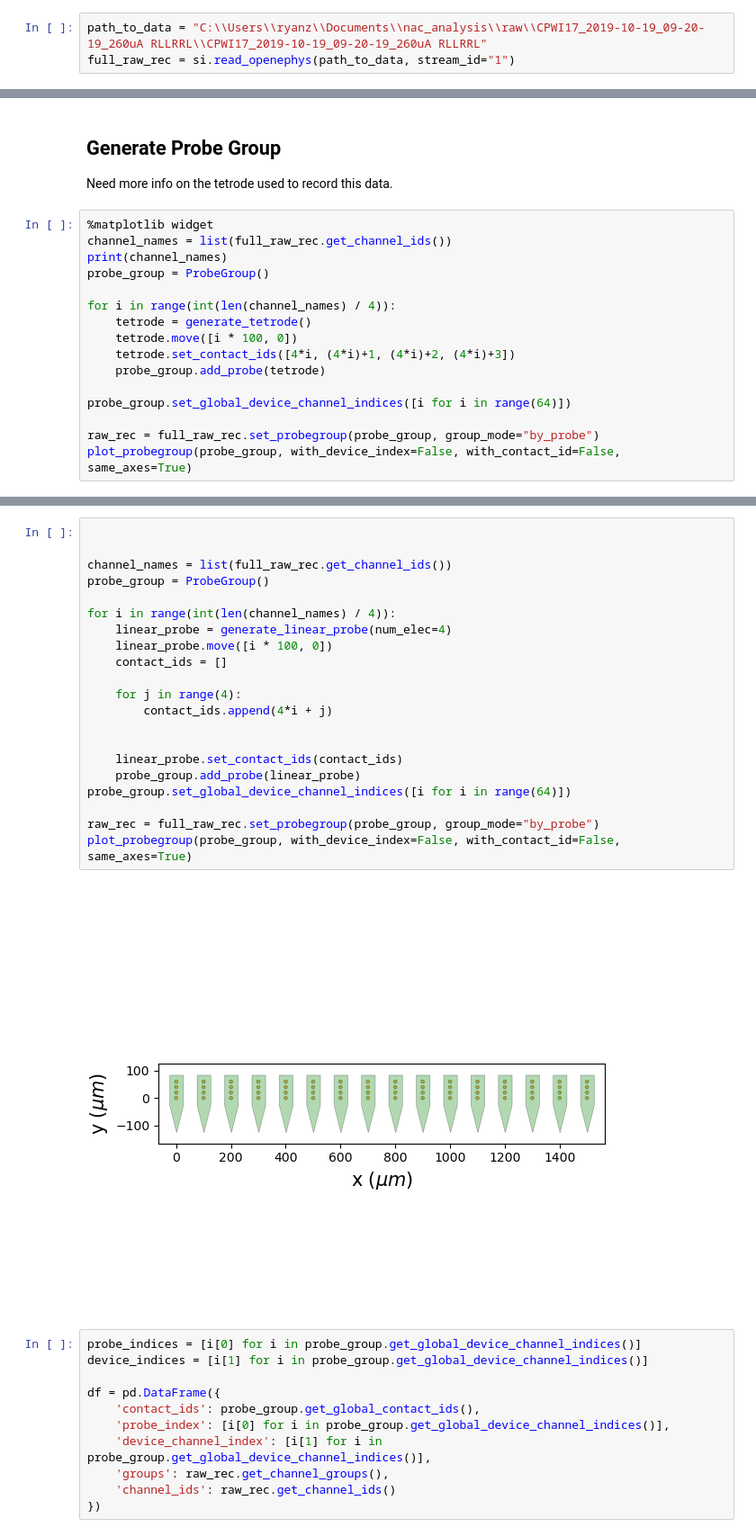
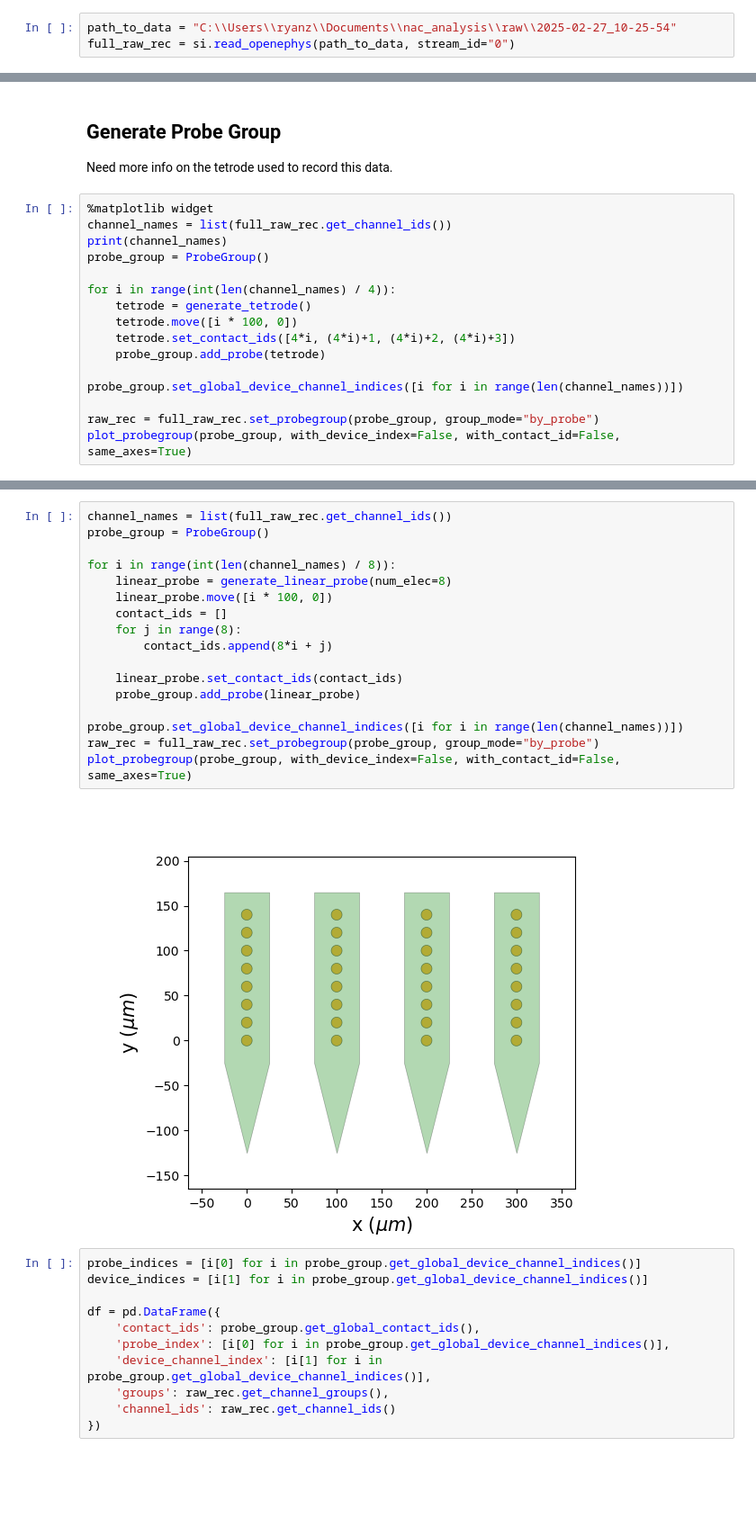
Before and after one commit to Gyrozaid/Neural-Analysis, a Jupyter notebook: sort_test.ipynb, the cells around one changed output, grey strips where cells are left out. Shown at 90% size. Cells and saved outputs as stored; diff of their text form; blank space fills up the shorter version.

Commit message:
added n electrode probe functionality

```diff
--- a/sort_test.ipynb
+++ b/sort_test.ipynb
@@ -54,8 +54,8 @@ Owner: Gyrozaid
 # %% [markdown]
 ## Read in Data
 # %%
-path_to_data = "C:\\Users\\ryanz\\Documents\\nac_analysis\\raw\\CPWI17_2019-10-19_09-20-19_260uA RLLRRL\\CPWI17_2019-10-19_09-20-19_260uA RLLRRL"
-full_raw_rec = si.read_openephys(path_to_data, stream_id="1")
+path_to_data = "C:\\Users\\ryanz\\Documents\\nac_analysis\\raw\\2025-02-27_10-25-54"
+full_raw_rec = si.read_openephys(path_to_data, stream_id="0")
 # %%
 len(os.listdir(path_to_data + "\\experiment1\\recording1\\continuous"))
 # %% [output]
@@ -231,7 +218,7 @@ for i in range(int(len(channel_names) / 4)):
     tetrode.set_contact_ids([4*i, (4*i)+1, (4*i)+2, (4*i)+3])
     probe_group.add_probe(tetrode)
 
-probe_group.set_global_device_channel_indices([i for i in range(64)])
+probe_group.set_global_device_channel_indices([i for i in range(len(channel_names))])
 
 raw_rec = full_raw_rec.set_probegroup(probe_group, group_mode="by_probe")
 plot_probegroup(probe_group, with_device_index=False, with_contact_id=False, same_axes=True)
@@ -241,26 +228,22 @@ plot_probegroup(probe_group, with_device_index=False, with_contact_id=False, sam
 # %%
-
-
 channel_names = list(full_raw_rec.get_channel_ids())
 probe_group = ProbeGroup()
 
-for i in range(int(len(channel_names) / 4)):
-    linear_probe = generate_linear_probe(num_elec=4)
+for i in range(int(len(channel_names) / 8)):
+    linear_probe = generate_linear_probe(num_elec=8)
     linear_probe.move([i * 100, 0])
     contact_ids = []
-
-    for j in range(4):
-        contact_ids.append(4*i + j)
-
+    for j in range(8):
+        contact_ids.append(8*i + j)
 
     linear_probe.set_contact_ids(contact_ids)
     probe_group.add_probe(linear_probe)
-probe_group.set_global_device_channel_indices([i for i in range(64)])
 
+probe_group.set_global_device_channel_indices([i for i in range(len(channel_names))])
 raw_rec = full_raw_rec.set_probegroup(probe_group, group_mode="by_probe")
 plot_probegroup(probe_group, with_device_index=False, with_contact_id=False, same_axes=True)
 # %% [output]
-[figure, old version]
+[figure, new version]
 # %%
 probe_indices = [i[0] for i in probe_group.get_global_device_channel_indices()]
 device_indices = [i[1] for i in probe_group.get_global_device_channel_indices()]
```
Also changed, not shown: parts of 12 cells of this notebook, 3 other files.
